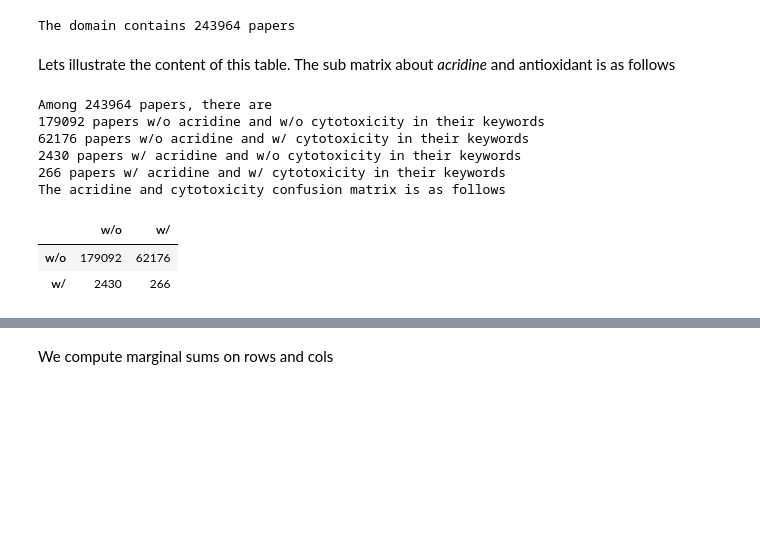
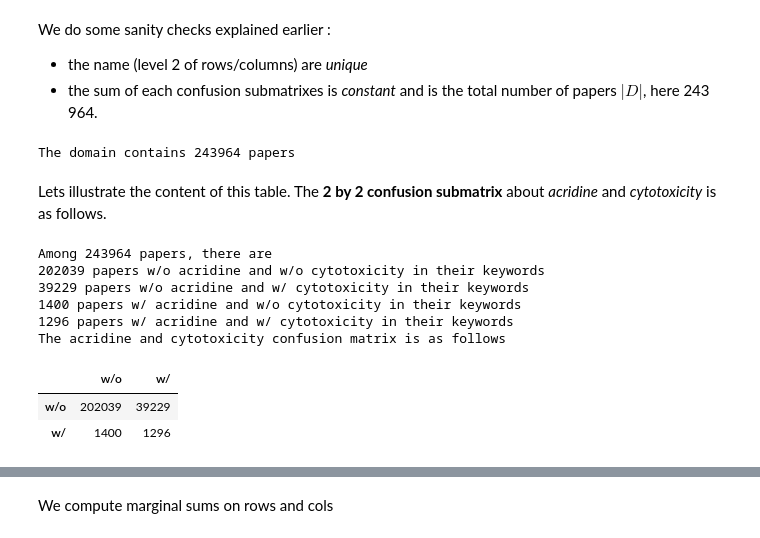
Before and after one commit to romulusFR/Rec-DM-chemotaxonomy, a Jupyter notebook: scopus/biblio_analysis.ipynb, the cells around one changed output, grey strips where cells are left out. Drawn from its saved outputs; the diff is of its cells as text; code cells hidden in the pictures; blank space fills up the shorter version.

```diff
--- a/scopus/biblio_analysis.ipynb
+++ b/scopus/biblio_analysis.ipynb
@@ -10,7 +21,8 @@ from pprint import pprint
 import pandas as pd
 import numpy as np
 from scipy import linalg
-import prince
+
+# import prince
 import holoviews as hv
 import seaborn as sns
 import matplotlib.pyplot as plt
@@ -18,24 +30,10 @@ import matplotlib.pyplot as plt
 
 import biblio_extractor as bex
 
-
 np.set_printoptions(precision=4, suppress=True)
-
+pd.set_option("display.max_columns", 10)
+pd.set_option("display.max_rows", 20)
+pd.set_option("display.min_rows", 10)
+# pd.set_option('display.expand_frame_repr', False)
 
 DATASET_FILENAME = Path("results/activities_2022-01-29_16-33-05.csv")
-
-# MultiIndex levels
-# level 0 is class (chemical, biological or pharmacological class)
-# level 1 is name (compound or activity, a.k.a. keyword)
-# level 2 is w/o w/ (with or without the keyword)
-
-dataset = pd.read_csv(DATASET_FILENAME, index_col=[0, 1, 2], header=[0, 1, 2])
-# dataset.index.names = ["class", "name", "with"]
-# dataset.columns.names = ["class", "name", "with"]
-
-
-all_compounds = set(dataset.index.get_level_values(1))
-all_activities = set(dataset.columns.get_level_values(1))
-
-assert dataset.shape == (2 * len(all_compounds), 2 * len(all_activities))
-dataset
@@ -58 +140,6 @@ dataset
+# %% [markdown]
+We do some sanity checks explained earlier :
+
+- the name (level 2 of rows/columns) are _unique_
+- the sum of each confusion submatrixes is _constant_ and is the total number of papers $|D|$, here 243 964.
 # %%
@@ -68,22 +159,31 @@ print(f"The domain contains {number_of_papers} papers")
 # %% [output]
 The domain contains 243964 papers
 # %% [markdown]
-Lets illustrate the content of this table. The sub matrix about _acridine_ and antioxidant is as follows
+Lets illustrate the content of this table. The **2 by 2 confusion submatrix** about _acridine_ and _cytotoxicity_ is as follows.
 # %%
-acridine_antioxidant_submatrix = dataset.loc[("alkaloid", "acridine",), ("abiotic", "antioxidant",)]
+acridine_antioxidant_submatrix = dataset.loc[
+    (
+        "alkaloid",
+        "acridine",
+    ),
+    (
+        "pharmaco",
+        "cytotoxicity",
+    ),
+]
 print(f"Among {number_of_papers} papers, there are")
-for i,j in product(bex.SELECTORS, bex.SELECTORS):
+for i, j in product(bex.SELECTORS, bex.SELECTORS):
     print(f"{acridine_antioxidant_submatrix.loc[i,j]} papers {i} acridine and {j} cytotoxicity in their keywords")
 
 print("The acridine and cytotoxicity confusion matrix is as follows")
 acridine_antioxidant_submatrix
 # %% [output]
 Among 243964 papers, there are
-179092 papers w/o acridine and w/o cytotoxicity in their keywords
-62176 papers w/o acridine and w/ cytotoxicity in their keywords
-2430 papers w/ acridine and w/o cytotoxicity in their keywords
-266 papers w/ acridine and w/ cytotoxicity in their keywords
+202039 papers w/o acridine and w/o cytotoxicity in their keywords
+39229 papers w/o acridine and w/ cytotoxicity in their keywords
+1400 papers w/ acridine and w/o cytotoxicity in their keywords
+1296 papers w/ acridine and w/ cytotoxicity in their keywords
 The acridine and cytotoxicity confusion matrix is as follows
 |  | w/o | w/ |
-| w/o | 179092 | 62176 |
-| w/ | 2430 | 266 |
+| w/o | 202039 | 39229 |
+| w/ | 1400 | 1296 |
```
Also changed, not shown: parts of 19 cells of this notebook, 1 other file.
